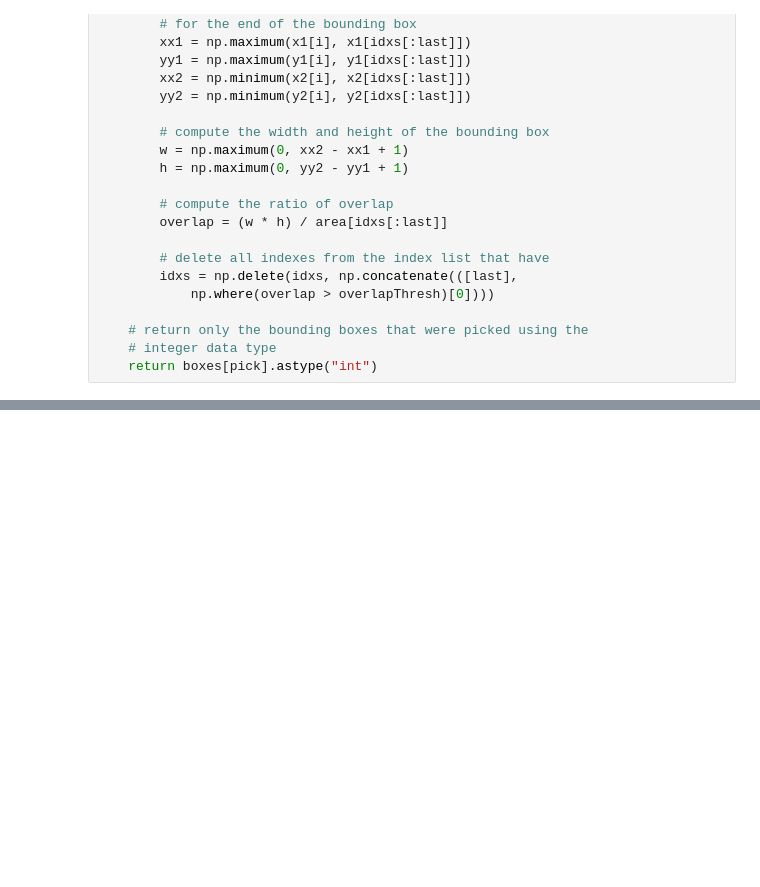
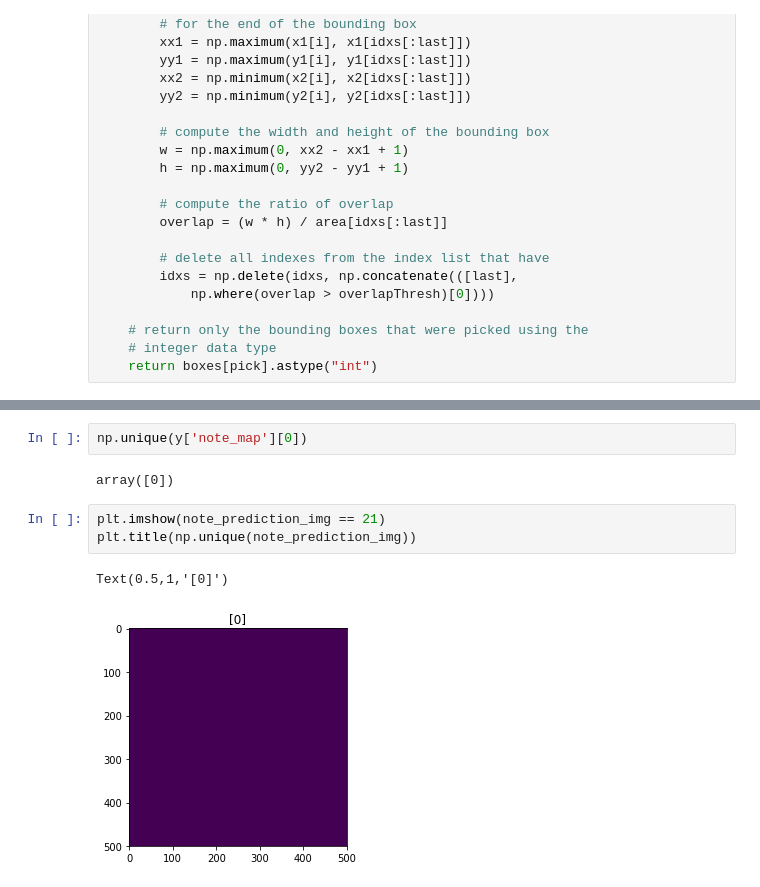
Before and after one commit to mjenrungrot/NoteheadDetectorFCN, a Jupyter notebook: sheet_id/notebooks/train.ipynb, the cells around one changed output, grey strips where cells are left out. Cells and saved outputs as stored; diff of their text form; blank space fills up the shorter version.

```diff
--- a/sheet_id/notebooks/train.ipynb
+++ b/sheet_id/notebooks/train.ipynb
@@ -320,0 +292,10 @@ for i in range(100):
+# %%
+np.unique(y['note_map'][0])
+# %% [output]
+array([0])
+# %%
+plt.imshow(note_prediction_img == 21)
+plt.title(np.unique(note_prediction_img))
+# %% [output]
+Text(0.5,1,'[0]')
+[figure, added]
```
Also changed, not shown: parts of 31 cells of this notebook, 6 other files.
